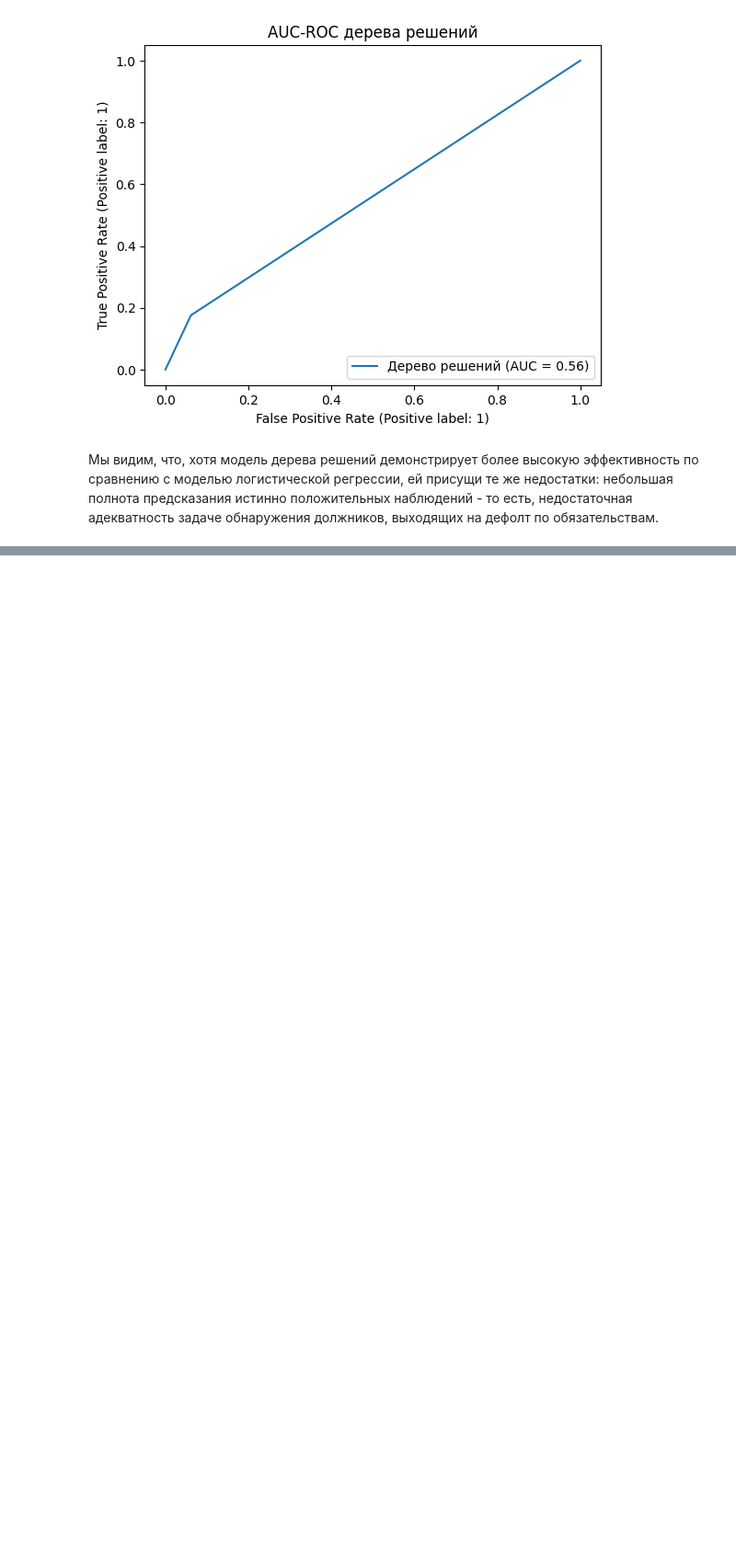
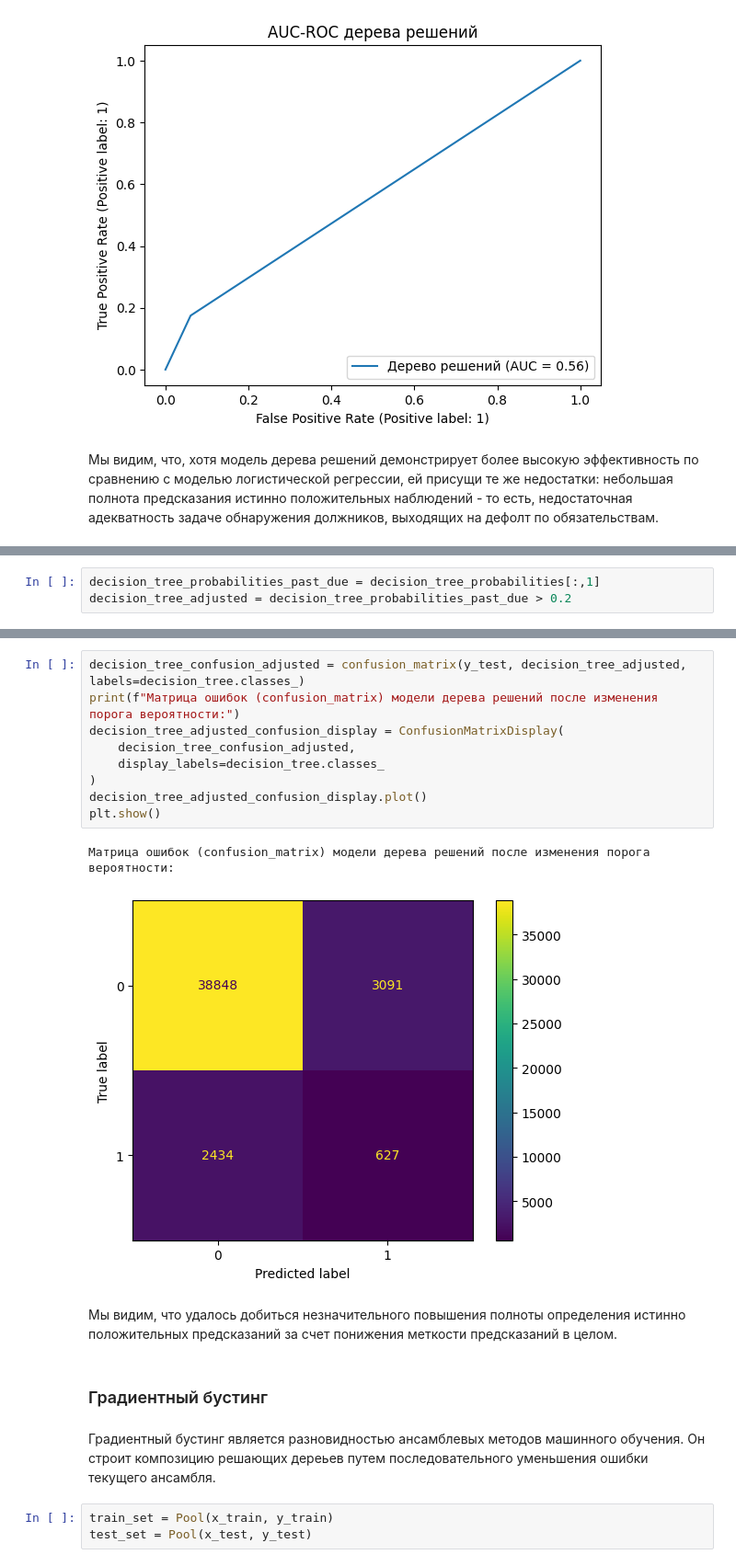
Before and after one commit to mikhpo/ds-for-non-ds, a Jupyter notebook: notebooks/credit_scoring.ipynb, the cells around one changed output, grey strips where cells are left out. Shown at 92% size. Cells and saved outputs as stored; diff of their text form; blank space fills up the shorter version.

```diff
--- a/notebooks/credit_scoring.ipynb
+++ b/notebooks/credit_scoring.ipynb
@@ -770,0 +818,3 @@ AUC-ROC (площадь под кривой ошибок) модели дере
+# %%
+decision_tree_probabilities_past_due = decision_tree_probabilities[:,1]
+decision_tree_adjusted = decision_tree_probabilities_past_due > 0.2
@@ -770,0 +834,21 @@ AUC-ROC (площадь под кривой ошибок) модели дере
+# %%
+decision_tree_confusion_adjusted = confusion_matrix(y_test, decision_tree_adjusted, labels=decision_tree.classes_)
+print(f"Матрица ошибок (confusion_matrix) модели дерева решений после изменения порога вероятности:")
+decision_tree_adjusted_confusion_display = ConfusionMatrixDisplay(
+    decision_tree_confusion_adjusted,
+    display_labels=decision_tree.classes_
+)
+decision_tree_adjusted_confusion_display.plot()
+plt.show()
+# %% [output]
+Матрица ошибок (confusion_matrix) модели дерева решений после изменения порога вероятности:
+[figure, added]
+# %% [markdown]
+Мы видим, что удалось добиться незначительного повышения полноты определения истинно положительных предсказаний за счет понижения меткости предсказаний в целом.
+# %% [markdown]
+### Градиентный бустинг
+# %% [markdown]
+Градиентный бустинг является разновидностью ансамблевых методов машинного обучения. Он строит композицию решающих дереьев путем последовательного уменьшения ошибки текущего ансамбля.
+# %%
+train_set = Pool(x_train, y_train)
+test_set = Pool(x_test, y_test)
```
Also changed, not shown: parts of 49 cells of this notebook.
